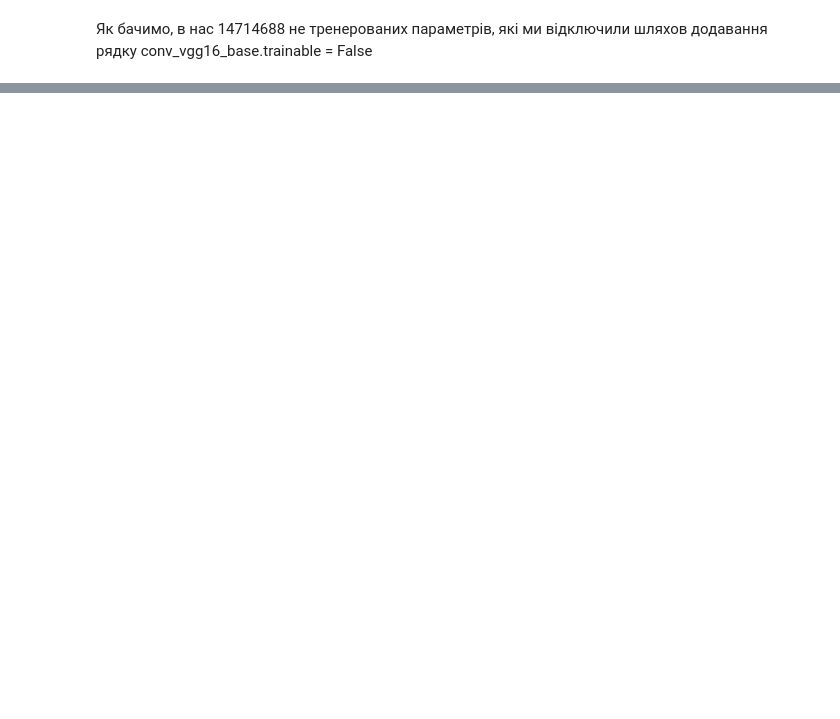
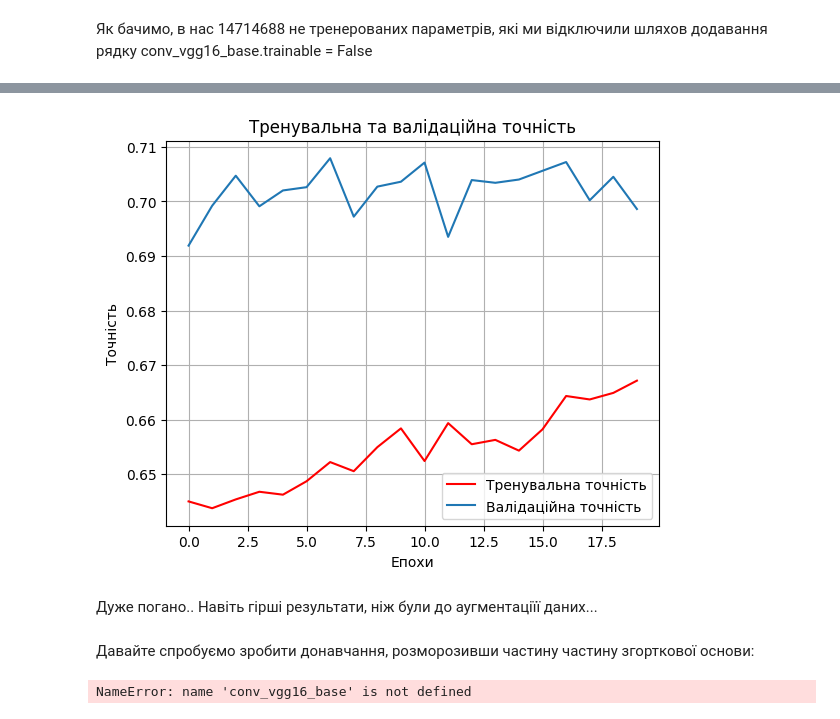
Before and after one commit to Korniev/Data-Sciense, a Jupyter notebook: hw_10/hw_10.2.ipynb, the cells around one changed output, grey strips where cells are left out. Saved outputs shown, nothing was run; the diff lists cells and outputs as text; code cells hidden in the pictures; blank space fills up the shorter version.

```diff
--- a/hw_10/hw_10.2.ipynb
+++ b/hw_10/hw_10.2.ipynb
@@ -75,0 +210,37 @@ _________________________________________________________________
+# %%
+plt.figure(figsize=(14, 5))
+
+plt.subplot(1, 2, 2)
+plt.plot(history.history['acc'], label='Тренувальна точність', color='red')
+plt.plot(history.history['val_acc'], label='Валідаційна точність')
+plt.title('Тренувальна та валідаційна точність')
+plt.xlabel('Епохи')
+plt.ylabel('Точність')
+plt.grid(True)
+plt.legend()
+
+plt.show()
+# %% [output]
+[figure, added]
+# %% [markdown]
+Дуже погано.. Навіть гірші результати, ніж були до аугментаціїї даних...
+# %% [markdown]
+Давайте спробуємо зробити донавчання, розморозивши частину частину згорткової основи:
+# %%
+conv_vgg16_base.trainable = False
+
+for layer in conv_vgg16_base.layers[:-4]:
+    layer.trainable = False
+for layer in conv_vgg16_base.layers[-4:]:
+    layer.trainable = True
+
+model = Sequential([
+   conv_vgg16_base,
+   Flatten(),
+   Dropout(0.2),
+   Dense(256, activation="relu"),
+   Dropout(0.2),
+   Dense(10, activation="softmax"),
+])
+# %% [output]
+NameError: name 'conv_vgg16_base' is not defined
```
Also changed, not shown: parts of 25 cells of this notebook.
